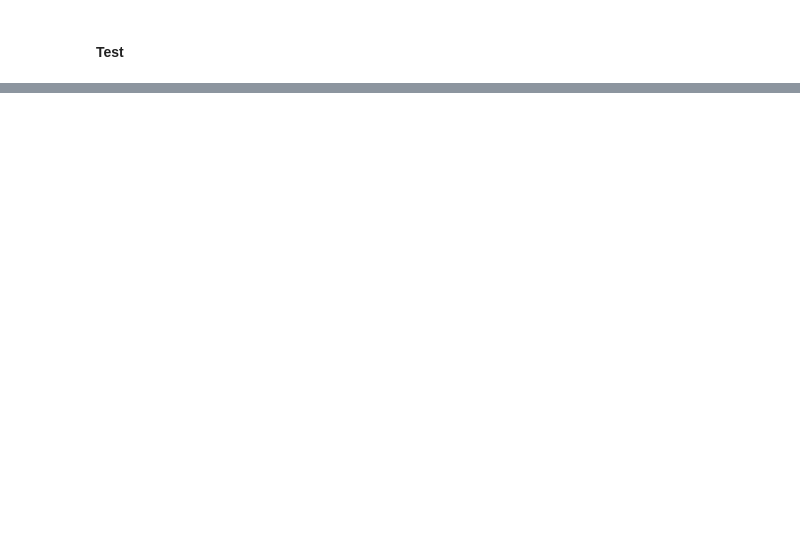
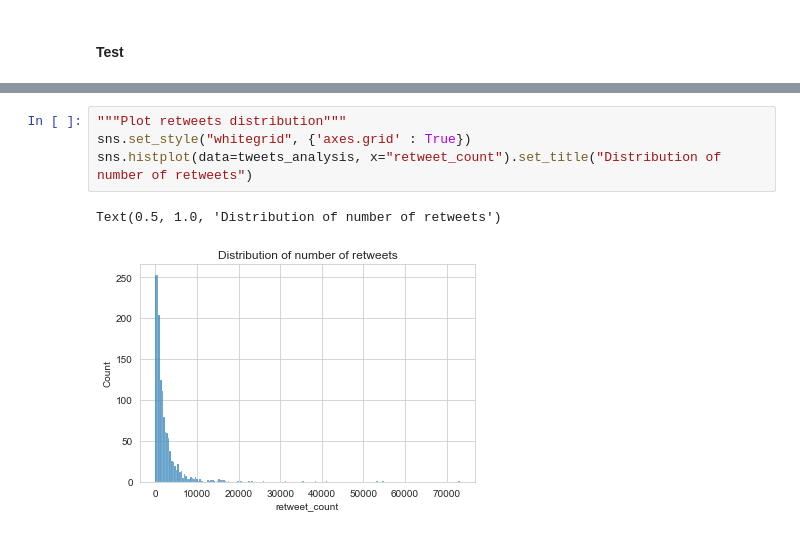
Before and after one commit to mstachl/WeRateDogs-Analysis, a Jupyter notebook: wrangle_act.ipynb, the cells around one changed output, grey strips where cells are left out. Drawn from its saved outputs; the diff is of its cells as text; blank space fills up the shorter version.

```diff
--- a/wrangle_act.ipynb
+++ b/wrangle_act.ipynb
@@ -262,0 +686,7 @@ tweets_extended_clean = tweets_extended.copy()
+# %%
+"""Plot retweets distribution"""
+sns.set_style("whitegrid", {'axes.grid' : True})
+sns.histplot(data=tweets_analysis, x="retweet_count").set_title("Distribution of number of retweets")
+# %% [output]
+Text(0.5, 1.0, 'Distribution of number of retweets')
+[figure, added]
```
Also changed, not shown: parts of 134 cells of this notebook, 5 other files.
